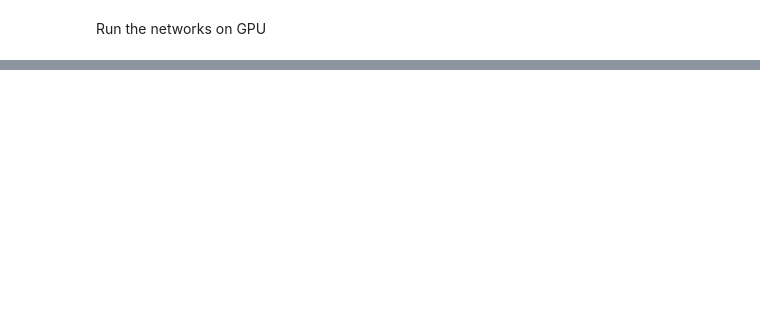
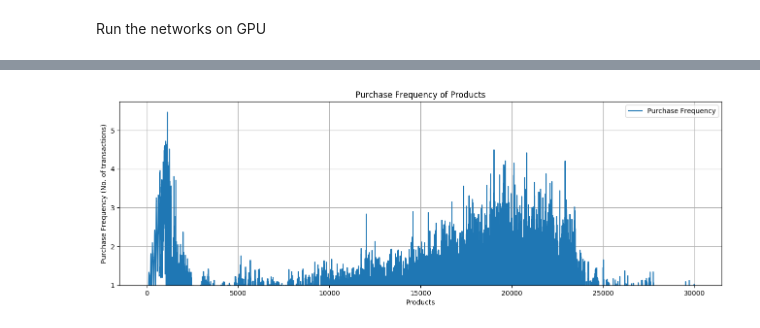
Before and after one commit to liaison/python, a Jupyter notebook: GAN_pytorch.ipynb, the cells around one changed output, grey strips where cells are left out. Cells and saved outputs as stored; diff of their text form; code cells hidden in the pictures; blank space fills up the shorter version.

```diff
--- a/GAN_pytorch.ipynb
+++ b/GAN_pytorch.ipynb
@@ -204,0 +294,23 @@ Wall time: 704 µs
+# %%
+fig = plt.figure()
+
+#fig.patch.set_facecolor('white')
+
+# just to get rid of the indices, so that we could plot the result easier.
+dist = pd.Series(g_error_list,
+                 name='Purchase Frequency')
+
+ax = dist.plot(kind='line', logy=False, grid=True,
+               ylim=True,
+               #color='r',
+               figsize=(16, 5), legend=True,
+               title="Purchase Frequency of Products")
+
+#ax.axvline(65500, color='darkblue', linestyle='-')
+#ax.axhline(10, color='darkgreen', linestyle='-')
+
+plt.xlabel("Products")
+plt.ylabel("Purchase Frequency (No. of transactions)")
+plt.show()
+# %% [output]
+[figure, added]
```
Also changed, not shown: parts of 16 cells of this notebook.
